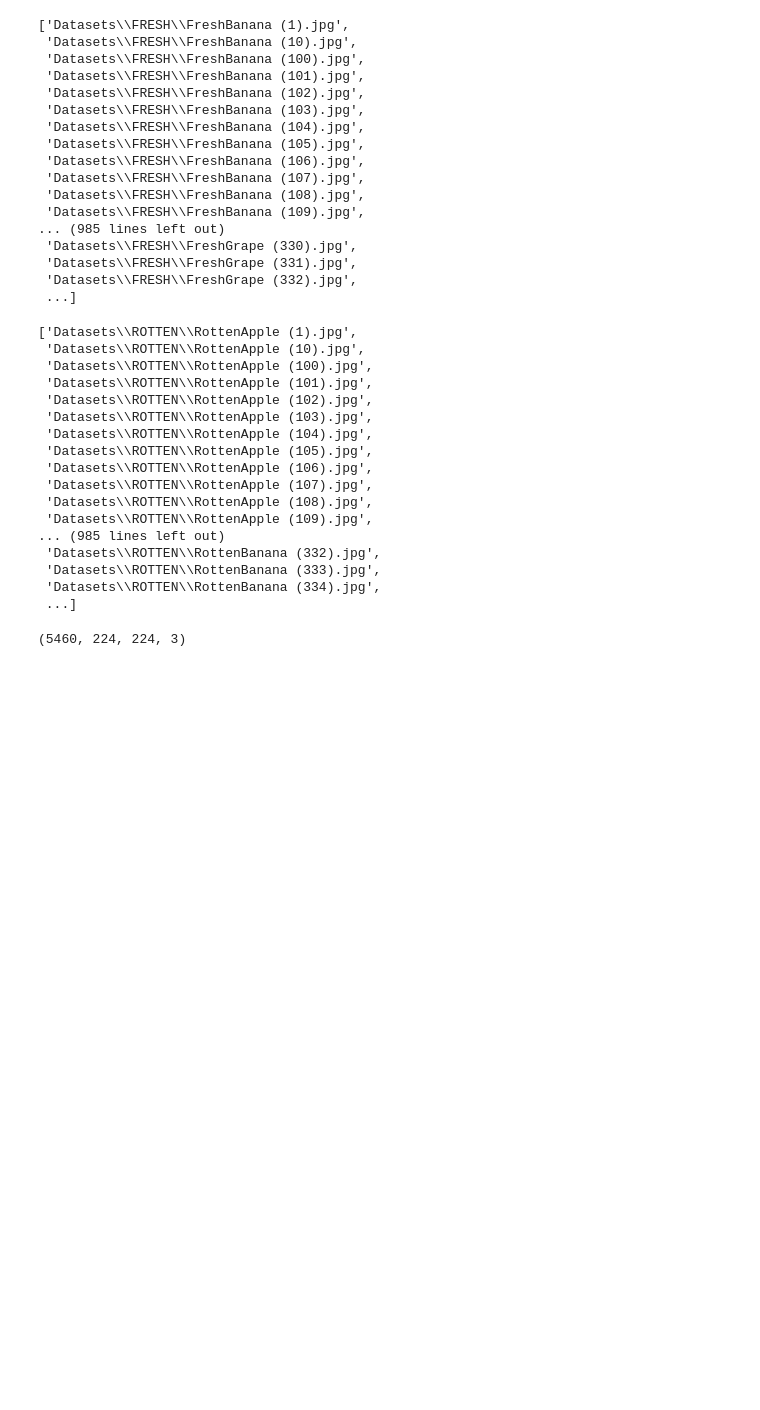
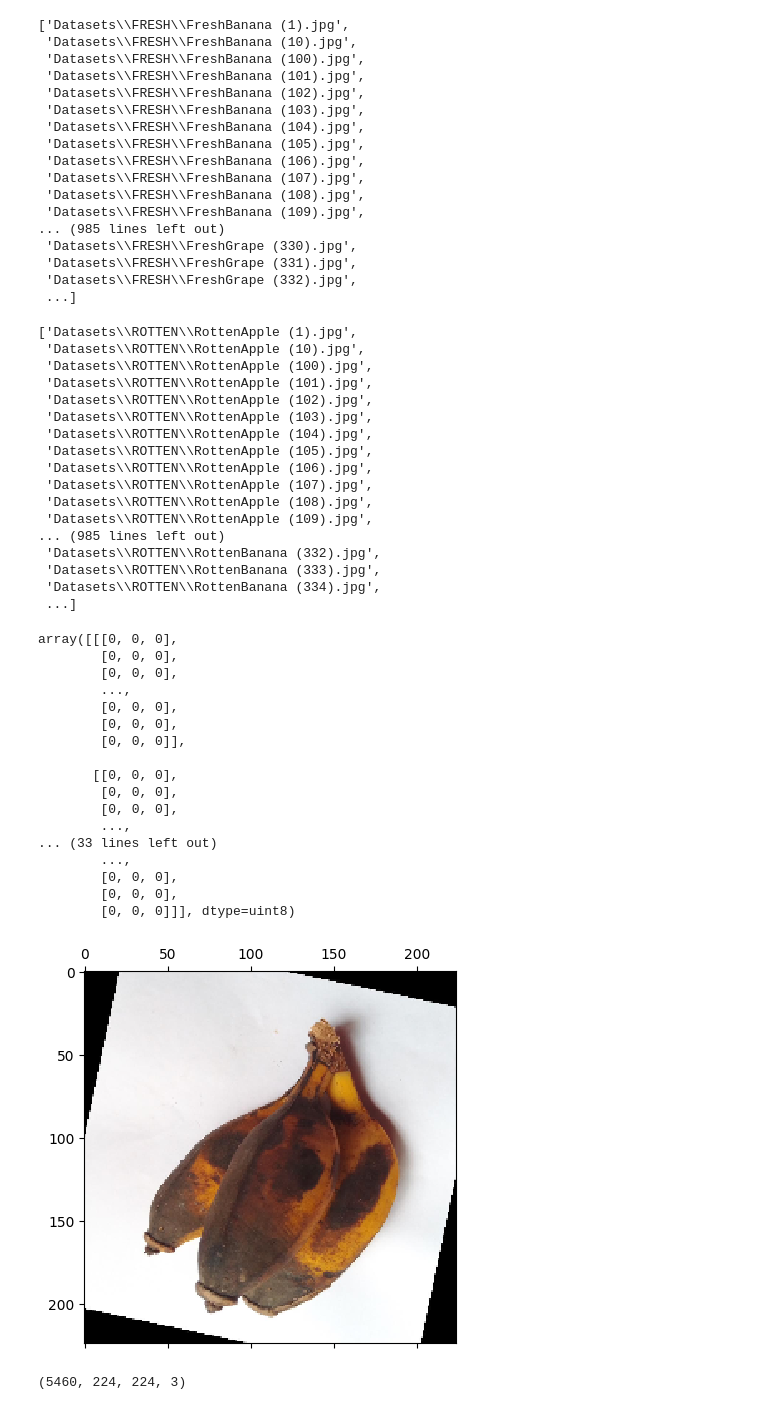
Before and after one commit to kailai-13/Rotten_Potatoes_and_More, a Jupyter notebook: rotten.ipynb, the cells around one changed output. Cells and saved outputs as stored; diff of their text form; code cells hidden in the pictures; blank space fills up the shorter version.

```diff
--- a/rotten.ipynb
+++ b/rotten.ipynb
@@ -65,6 +65,29 @@ def read_image(img):
     img = cv2.cvtColor(img, cv2.COLOR_BGR2RGB)
     img = cv2.resize(img, (224, 224))
     return img
+# %%
+t=read_image('Datasets\\ROTTEN\\RottenBanana (331).jpg')
+plt.matshow(t)
+t
+# %% [output]
+array([[[0, 0, 0],
+        [0, 0, 0],
+        [0, 0, 0],
+        ...,
+        [0, 0, 0],
+        [0, 0, 0],
+        [0, 0, 0]],
+
+       [[0, 0, 0],
+        [0, 0, 0],
+        [0, 0, 0],
+        ...,
+... (33 lines left out)
+        ...,
+        [0, 0, 0],
+        [0, 0, 0],
+        [0, 0, 0]]], dtype=uint8)
+[figure, added]
 # %%
 f,r=[],[]
 for i in fresh:
```
Also changed, not shown: parts of 9 cells of this notebook.
